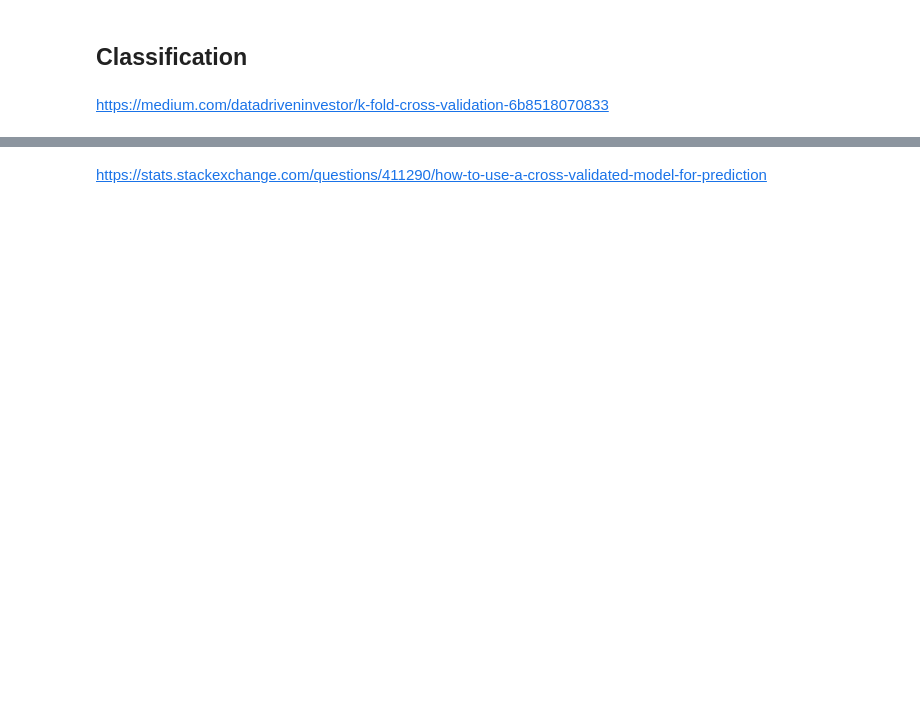
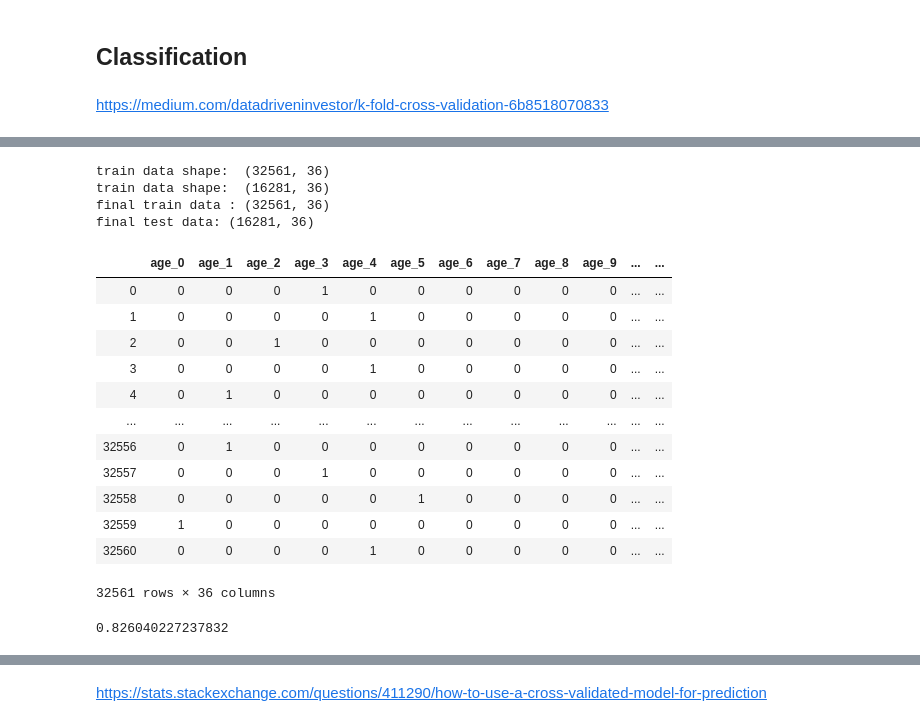
Before and after one commit to tech3371/ml_class, a Jupyter notebook: csci-5622-problem-set-4-2020-spring/HW-4-TenzinChoedon.ipynb, the cells around one changed output, grey strips where cells are left out. Cells and saved outputs as stored; diff of their text form; code cells hidden in the pictures; blank space fills up the shorter version.

Commit message:
applied one-hot encode, create category, not much improvement still

```diff
--- a/csci-5622-problem-set-4-2020-spring/HW-4-TenzinChoedon.ipynb
+++ b/csci-5622-problem-set-4-2020-spring/HW-4-TenzinChoedon.ipynb
@@ -8,6 +14,7 @@ from sklearn.metrics import accuracy_score
 # %%
-columns_name = ['age','workclass','fnlwgt','education','education-num','marital-status',
+columns_name = ['age','workclass','fnlwgt','education','education_num','marital-status',
                'occupation','relationship','race','sex','capital-gain','capital-loss',
                'hours-per-week','native-country']
 df = pd.read_csv('train-features.csv',names=columns_name,header=None,na_values=' ?')
 df['income'] = pd.read_csv('train-output.csv') #Binary (0 means <=50K, 1 means >50K)
+df.columns = df.columns.str.replace('-','_')
@@ -233,0 +317,37 @@ prediction
+# %%
+final_train,final_test = clf.panda_onehotencode(encoded_df,encoded_test_df,selected)
+# %% [output]
+train data shape:  (32561, 36)
+train data shape:  (16281, 36)
+final train data : (32561, 36)
+final test data: (16281, 36)
+# %%
+final_train
+# %% [output]
+|  | age_0 | age_1 | age_2 | age_3 | age_4 | age_5 | age_6 | age_7 | age_8 | age_9 | ... | ... |
+| 0 | 0 | 0 | 0 | 1 | 0 | 0 | 0 | 0 | 0 | 0 | ... | ... |
+| 1 | 0 | 0 | 0 | 0 | 1 | 0 | 0 | 0 | 0 | 0 | ... | ... |
+| 2 | 0 | 0 | 1 | 0 | 0 | 0 | 0 | 0 | 0 | 0 | ... | ... |
+| 3 | 0 | 0 | 0 | 0 | 1 | 0 | 0 | 0 | 0 | 0 | ... | ... |
+| 4 | 0 | 1 | 0 | 0 | 0 | 0 | 0 | 0 | 0 | 0 | ... | ... |
+| ... | ... | ... | ... | ... | ... | ... | ... | ... | ... | ... | ... | ... |
+| 32556 | 0 | 1 | 0 | 0 | 0 | 0 | 0 | 0 | 0 | 0 | ... | ... |
+| 32557 | 0 | 0 | 0 | 1 | 0 | 0 | 0 | 0 | 0 | 0 | ... | ... |
+| 32558 | 0 | 0 | 0 | 0 | 0 | 1 | 0 | 0 | 0 | 0 | ... | ... |
+| 32559 | 1 | 0 | 0 | 0 | 0 | 0 | 0 | 0 | 0 | 0 | ... | ... |
+| 32560 | 0 | 0 | 0 | 0 | 1 | 0 | 0 | 0 | 0 | 0 | ... | ... |
+32561 rows × 36 columns
+# %%
+# normalize train and test data
+df_norm = clf.normalize_data(encoded_df[selected])
+df_test_norm = clf.normalize_data(encoded_test_df[selected])
+
+# convert from numpy to dataframe
+df_norm = pd.DataFrame(data=df_norm,columns=selected)
+df_test_norm = pd.DataFrame(data=df_test_norm,columns=selected)
+
+# print(df_norm)
+clf.take_model(ensemble.RandomForestClassifier)
+clf.plain_training(final_train,label,final_test)
+# %% [output]
+0.826040227237832
```
Also changed, not shown: parts of 55 cells of this notebook.
